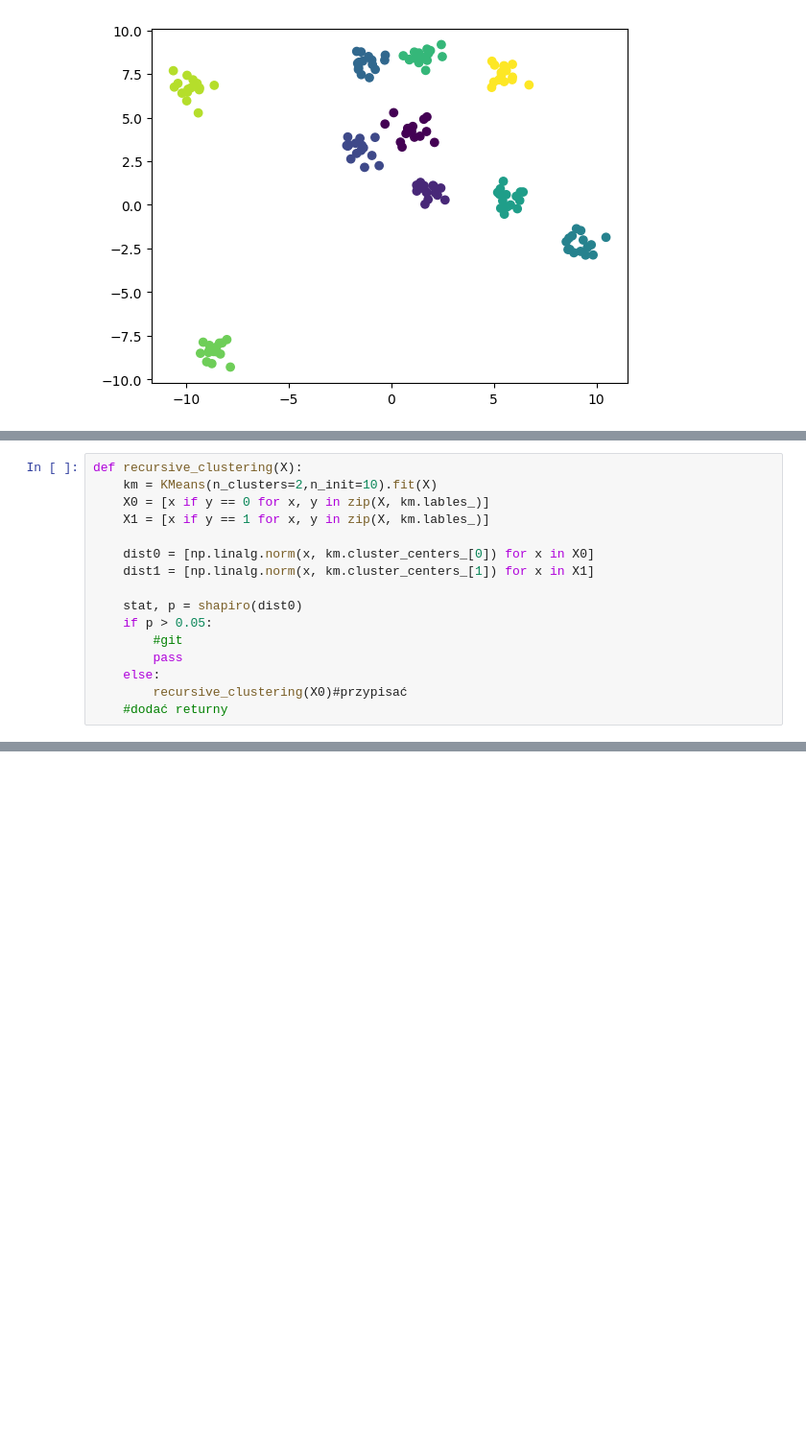
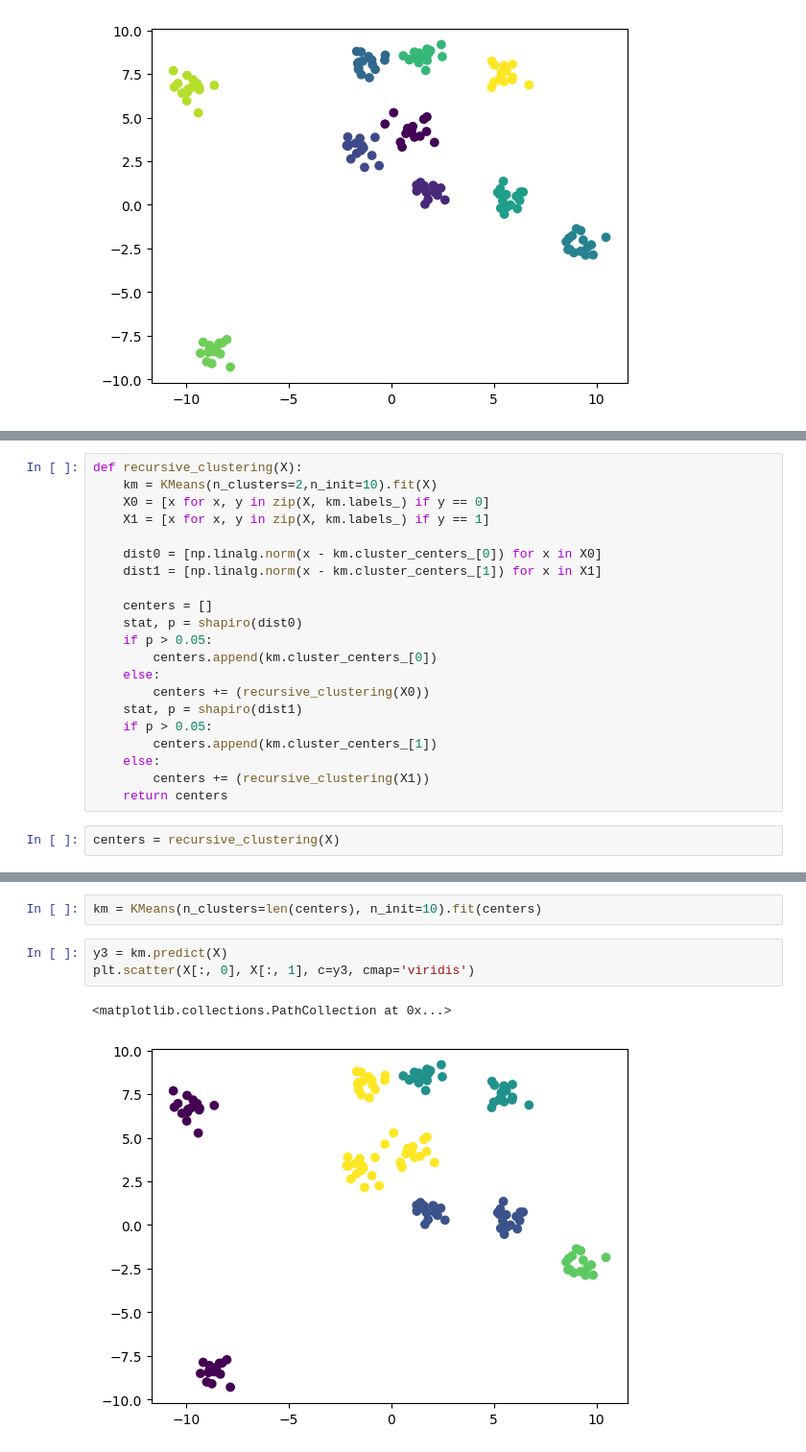
Before and after one commit to bblachut/PUM, a Jupyter notebook: lab4/lab4.ipynb, the cells around one changed output, grey strips where cells are left out. Shown at 96% size. Drawn from its saved outputs; the diff is of its cells as text; blank space fills up the shorter version.

Commit message:
add recursive clustering

```diff
--- a/lab4/lab4.ipynb
+++ b/lab4/lab4.ipynb
@@ -76,16 +50,23 @@ plt.scatter(X[:, 0], X[:, 1], c=y2, cmap='viridis')
 # %%
 def recursive_clustering(X):
     km = KMeans(n_clusters=2,n_init=10).fit(X)
-    X0 = [x if y == 0 for x, y in zip(X, km.lables_)]
-    X1 = [x if y == 1 for x, y in zip(X, km.lables_)]
+    X0 = [x for x, y in zip(X, km.labels_) if y == 0]
+    X1 = [x for x, y in zip(X, km.labels_) if y == 1]
 
-    dist0 = [np.linalg.norm(x, km.cluster_centers_[0]) for x in X0]
-    dist1 = [np.linalg.norm(x, km.cluster_centers_[1]) for x in X1]
+    dist0 = [np.linalg.norm(x - km.cluster_centers_[0]) for x in X0]
+    dist1 = [np.linalg.norm(x - km.cluster_centers_[1]) for x in X1]
 
+    centers = []
     stat, p = shapiro(dist0)
     if p > 0.05:
-        #git
-        pass
+        centers.append(km.cluster_centers_[0])
     else:
-        recursive_clustering(X0)#przypisać
-    #dodać returny
+        centers += (recursive_clustering(X0))
+    stat, p = shapiro(dist1)
+    if p > 0.05:
+        centers.append(km.cluster_centers_[1])
+    else:
+        centers += (recursive_clustering(X1))
+    return centers
+# %%
+centers = recursive_clustering(X)
@@ -91,0 +81,8 @@ def recursive_clustering(X):
+# %%
+km = KMeans(n_clusters=len(centers), n_init=10).fit(centers)
+# %%
+y3 = km.predict(X)
+plt.scatter(X[:, 0], X[:, 1], c=y3, cmap='viridis')
+# %% [output]
+<matplotlib.collections.PathCollection at 0x...>
+[figure, added]
```
Also changed, not shown: parts of 7 cells of this notebook.
